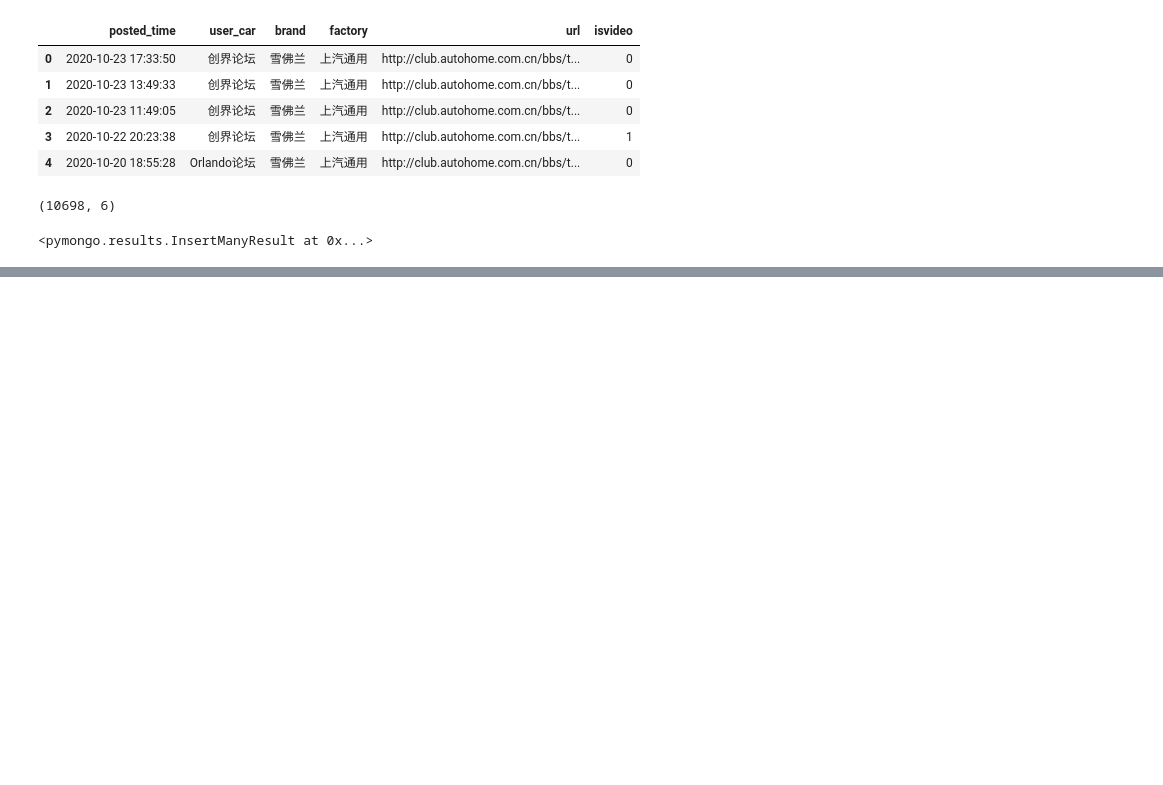
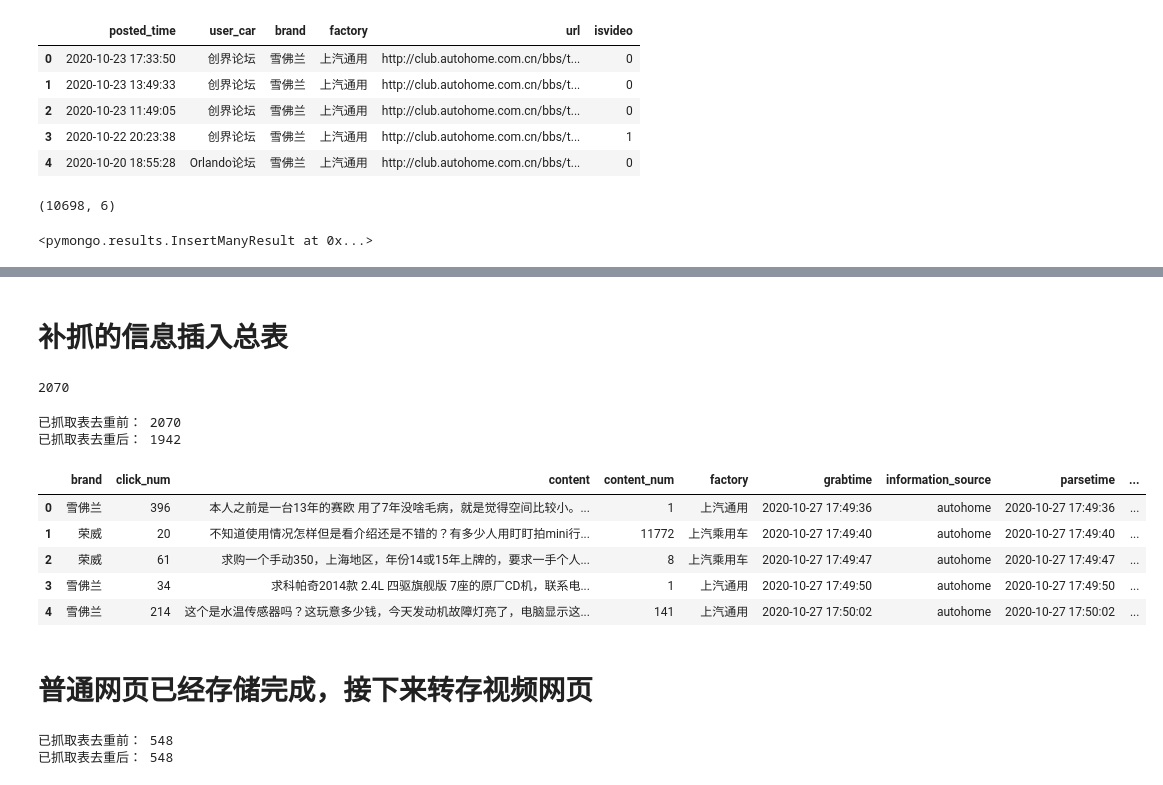
Before and after one commit to Flat-Chen/Unicdata_Chen, a Jupyter notebook: luntan/取汽车之家论坛遗漏url.ipynb, the cells around one changed output, grey strips where cells are left out. Saved outputs shown, nothing was run; the diff lists cells and outputs as text; code cells hidden in the pictures; blank space fills up the shorter version.

```diff
--- a/luntan/取汽车之家论坛遗漏url.ipynb
+++ b/luntan/取汽车之家论坛遗漏url.ipynb
@@ -177,0 +246,29 @@ print(json_data)
+# %% [markdown]
+# 补抓的信息插入总表
+# %%
+sql4 = "SELECT * FROM luntan_autohome_lost"
+cursor.execute(sql4)
+results4 = cursor.fetchall()
+print(len(results4))
+# %% [output]
+2070
+# %%
+cursor.execute('''select *  from luntan_autohome_lost''')
+cols4 = [i[0] for i in cursor.description]
+# %%
+df4 = pd.DataFrame(np.array(results4), columns=cols4)
+print('已抓取表去重前：', len(df4))
+df4 = df4.drop_duplicates('url')
+print('已抓取表去重后：', len(df4))
+# %% [output]
+已抓取表去重前： 2070
+已抓取表去重后： 1942
+# %%
+df4.head()
+# %% [output]
+|  | brand | click_num | content | content_num | factory | grabtime | information_source | parsetime | ... |
+| 0 | 雪佛兰 | 396 | 本人之前是一台13年的赛欧 用了7年没啥毛病，就是觉得空间比较小。... | 1 | 上汽通用 | 2020-10-27 17:49:36 | autohome | 2020-10-27 17:49:36 | ... |
+| 1 | 荣威 | 20 | 不知道使用情况怎样但是看介绍还是不错的？有多少人用盯盯拍mini行... | 11772 | 上汽乘用车 | 2020-10-27 17:49:40 | autohome | 2020-10-27 17:49:40 | ... |
+| 2 | 荣威 | 61 | 求购一个手动350，上海地区，年份14或15年上牌的，要求一手个人... | 8 | 上汽乘用车 | 2020-10-27 17:49:47 | autohome | 2020-10-27 17:49:47 | ... |
+| 3 | 雪佛兰 | 34 | 求科帕奇2014款 2.4L 四驱旗舰版 7座的原厂CD机，联系电... | 1 | 上汽通用 | 2020-10-27 17:49:50 | autohome | 2020-10-27 17:49:50 | ... |
+| 4 | 雪佛兰 | 214 | 这个是水温传感器吗？这玩意多少钱，今天发动机故障灯亮了，电脑显示这... | 141 | 上汽通用 | 2020-10-27 17:50:02 | autohome | 2020-10-27 17:50:02 | ... |
@@ -177,0 +282,2 @@ print(json_data)
+# %% [markdown]
+# 普通网页已经存储完成，接下来转存视频网页
@@ -177,0 +292,8 @@ print(json_data)
+# %%
+df5 = pd.DataFrame(np.array(results5), columns=cols5)
+print('已抓取表去重前：', len(df5))
+df5 = df5.drop_duplicates('url')
+print('已抓取表去重后：', len(df5))
+# %% [output]
+已抓取表去重前： 548
+已抓取表去重后： 548
```
Also changed, not shown: parts of 22 cells of this notebook, 8 other files.
